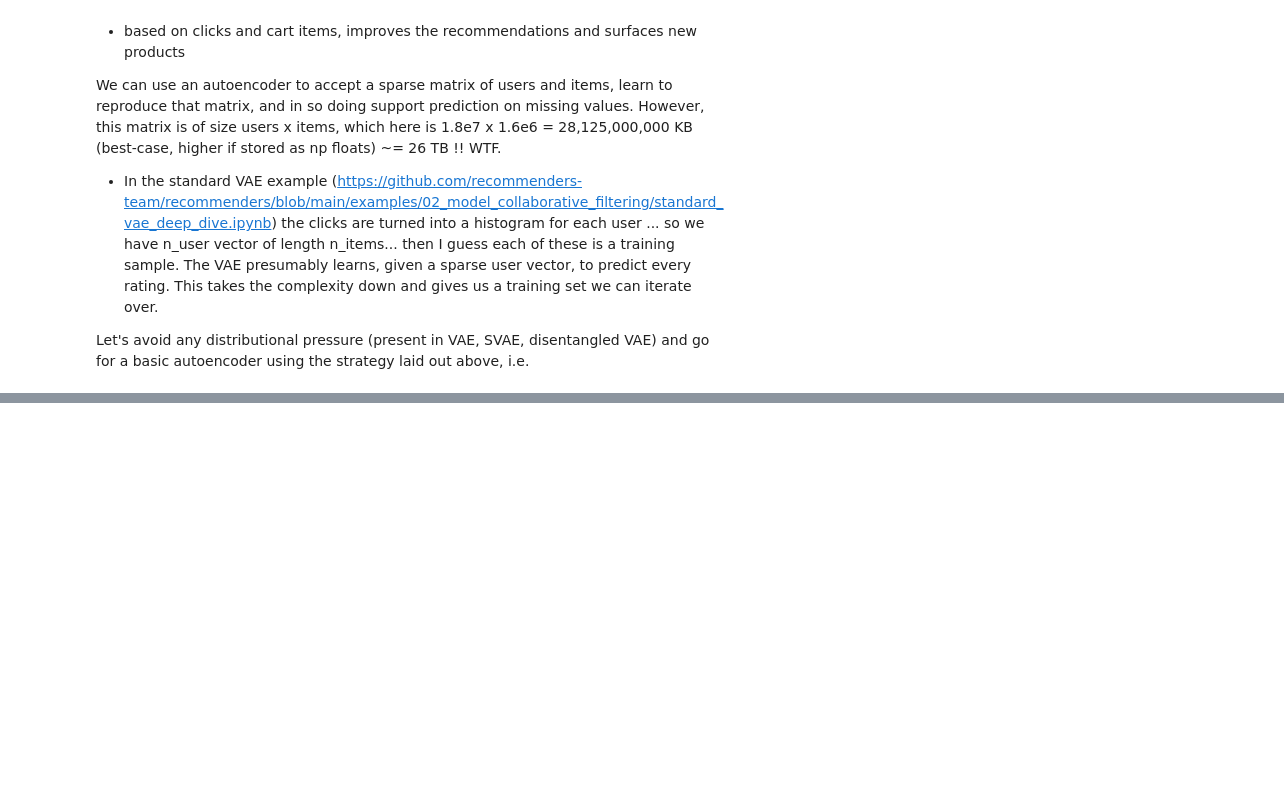
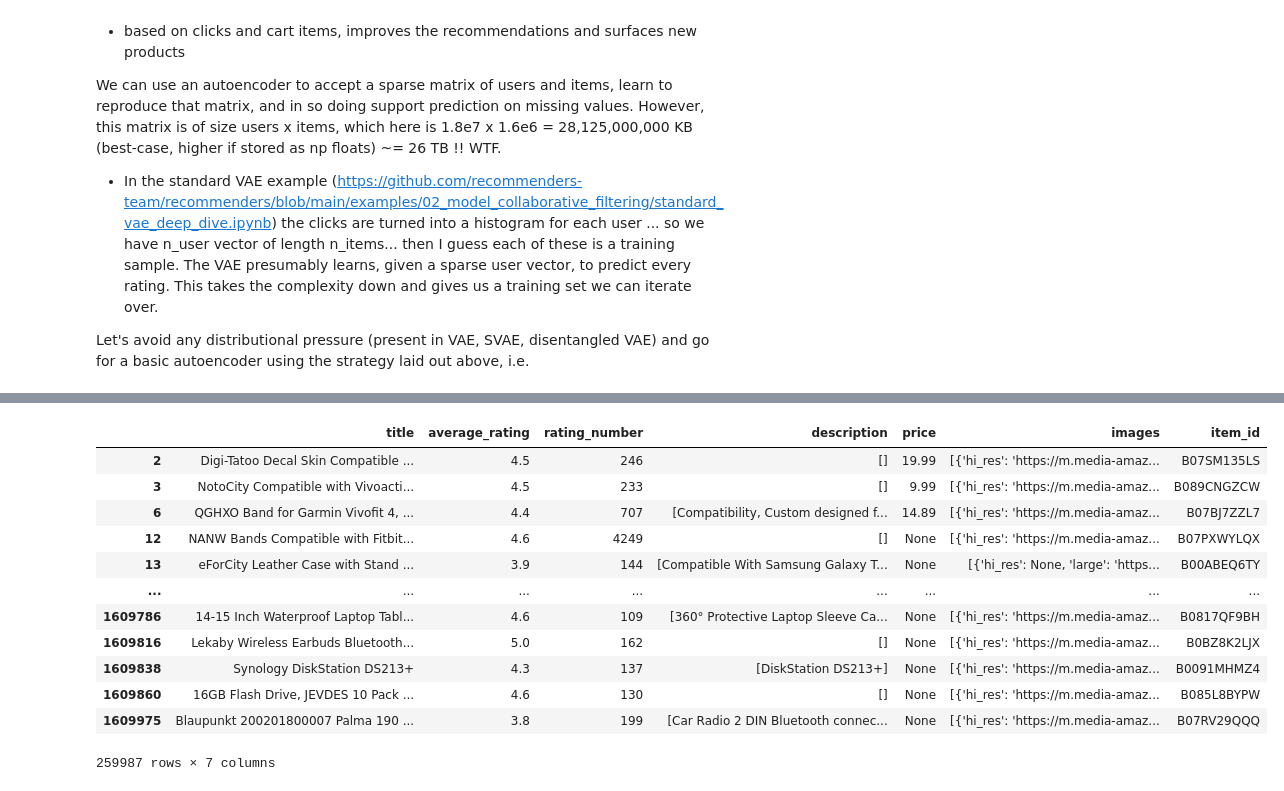
Before and after one commit to auto-d/deepcart, a Jupyter notebook: notebooks/modeling.ipynb, the cells around one changed output, grey strips where cells are left out. Saved outputs shown, nothing was run; the diff lists cells and outputs as text; code cells hidden in the pictures; blank space fills up the shorter version.

```diff
--- a/notebooks/modeling.ipynb
+++ b/notebooks/modeling.ipynb
@@ -65,5 +60,0 @@ We need to build a compact user-centric representation of preference, collapse r
-# %%
-# TODO: This should be a configuration option hyper parameter, we can relax this if training isn't suepr computationally expensive
-min_ratings = 50
-items = items[items.rating_number > min_ratings]
-len(items)
@@ -464,3 +472,19 @@ Let's avoid any distributional pressure (present in VAE, SVAE, disentangled VAE)
+# %%
+items
+# %% [output]
+|  | title | average_rating | rating_number | description | price | images | item_id |
+| 2 | Digi-Tatoo Decal Skin Compatible ... | 4.5 | 246 | [] | 19.99 | [{'hi_res': 'https://m.media-amaz... | B07SM135LS |
+| 3 | NotoCity Compatible with Vivoacti... | 4.5 | 233 | [] | 9.99 | [{'hi_res': 'https://m.media-amaz... | B089CNGZCW |
+| 6 | QGHXO Band for Garmin Vivofit 4, ... | 4.4 | 707 | [Compatibility, Custom designed f... | 14.89 | [{'hi_res': 'https://m.media-amaz... | B07BJ7ZZL7 |
+| 12 | NANW Bands Compatible with Fitbit... | 4.6 | 4249 | [] | None | [{'hi_res': 'https://m.media-amaz... | B07PXWYLQX |
+| 13 | eForCity Leather Case with Stand ... | 3.9 | 144 | [Compatible With Samsung Galaxy T... | None | [{'hi_res': None, 'large': 'https... | B00ABEQ6TY |
+| ... | ... | ... | ... | ... | ... | ... | ... |
+| 1609786 | 14-15 Inch Waterproof Laptop Tabl... | 4.6 | 109 | [360° Protective Laptop Sleeve Ca... | None | [{'hi_res': 'https://m.media-amaz... | B0817QF9BH |
+| 1609816 | Lekaby Wireless Earbuds Bluetooth... | 5.0 | 162 | [] | None | [{'hi_res': 'https://m.media-amaz... | B0BZ8K2LJX |
+| 1609838 | Synology DiskStation DS213+ | 4.3 | 137 | [DiskStation DS213+] | None | [{'hi_res': 'https://m.media-amaz... | B0091MHMZ4 |
+| 1609860 | 16GB Flash Drive, JEVDES 10 Pack ... | 4.6 | 130 | [] | None | [{'hi_res': 'https://m.media-amaz... | B085L8BYPW |
+| 1609975 | Blaupunkt 200201800007 Palma 190 ... | 3.8 | 199 | [Car Radio 2 DIN Bluetooth connec... | None | [{'hi_res': 'https://m.media-amaz... | B07RV29QQQ |
+259987 rows × 7 columns
 # %%
 import torch
 import pandas as pd
```
Also changed, not shown: parts of 25 cells of this notebook.
